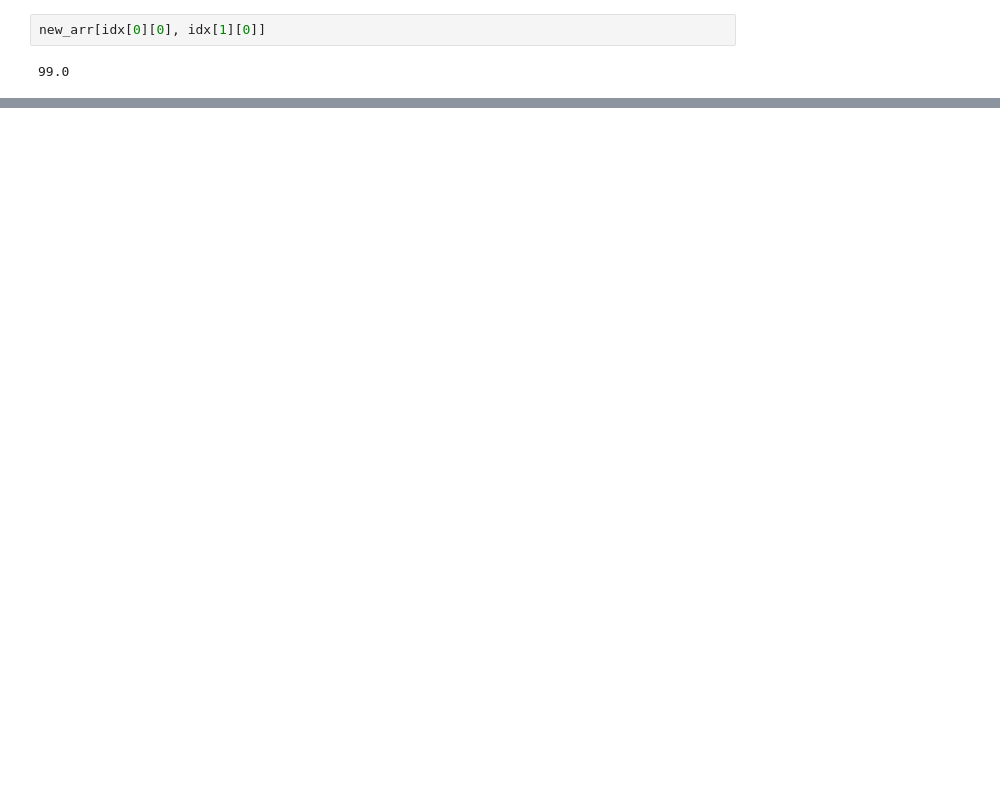
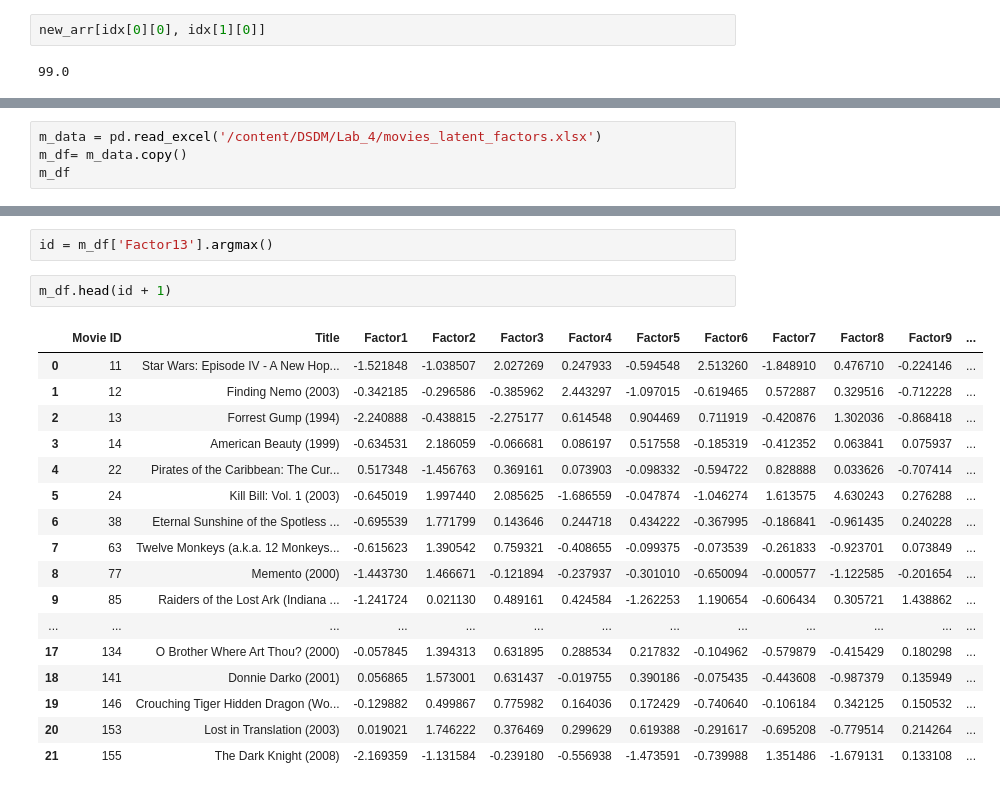
Before and after one commit to zp20945/DSDM, a Jupyter notebook: Lab_4/my_recommender.ipynb, the cells around one changed output, grey strips where cells are left out. Saved outputs shown, nothing was run; the diff lists cells and outputs as text; blank space fills up the shorter version.

```diff
--- a/Lab_4/my_recommender.ipynb
+++ b/Lab_4/my_recommender.ipynb
@@ -51,0 +259,4 @@ new_arr[idx[0][0], idx[1][0]]
+# %%
+m_data = pd.read_excel('/content/DSDM/Lab_4/movies_latent_factors.xlsx')
+m_df= m_data.copy()
+m_df
@@ -51,0 +277,22 @@ new_arr[idx[0][0], idx[1][0]]
+# %%
+id = m_df['Factor13'].argmax()
+# %%
+m_df.head(id + 1)
+# %% [output]
+|  | Movie ID | Title | Factor1 | Factor2 | Factor3 | Factor4 | Factor5 | Factor6 | Factor7 | Factor8 | Factor9 | ... |
+| 0 | 11 | Star Wars: Episode IV - A New Hop... | -1.521848 | -1.038507 | 2.027269 | 0.247933 | -0.594548 | 2.513260 | -1.848910 | 0.476710 | -0.224146 | ... |
+| 1 | 12 | Finding Nemo (2003) | -0.342185 | -0.296586 | -0.385962 | 2.443297 | -1.097015 | -0.619465 | 0.572887 | 0.329516 | -0.712228 | ... |
+| 2 | 13 | Forrest Gump (1994) | -2.240888 | -0.438815 | -2.275177 | 0.614548 | 0.904469 | 0.711919 | -0.420876 | 1.302036 | -0.868418 | ... |
+| 3 | 14 | American Beauty (1999) | -0.634531 | 2.186059 | -0.066681 | 0.086197 | 0.517558 | -0.185319 | -0.412352 | 0.063841 | 0.075937 | ... |
+| 4 | 22 | Pirates of the Caribbean: The Cur... | 0.517348 | -1.456763 | 0.369161 | 0.073903 | -0.098332 | -0.594722 | 0.828888 | 0.033626 | -0.707414 | ... |
+| 5 | 24 | Kill Bill: Vol. 1 (2003) | -0.645019 | 1.997440 | 2.085625 | -1.686559 | -0.047874 | -1.046274 | 1.613575 | 4.630243 | 0.276288 | ... |
+| 6 | 38 | Eternal Sunshine of the Spotless ... | -0.695539 | 1.771799 | 0.143646 | 0.244718 | 0.434222 | -0.367995 | -0.186841 | -0.961435 | 0.240228 | ... |
+| 7 | 63 | Twelve Monkeys (a.k.a. 12 Monkeys... | -0.615623 | 1.390542 | 0.759321 | -0.408655 | -0.099375 | -0.073539 | -0.261833 | -0.923701 | 0.073849 | ... |
+| 8 | 77 | Memento (2000) | -1.443730 | 1.466671 | -0.121894 | -0.237937 | -0.301010 | -0.650094 | -0.000577 | -1.122585 | -0.201654 | ... |
+| 9 | 85 | Raiders of the Lost Ark (Indiana ... | -1.241724 | 0.021130 | 0.489161 | 0.424584 | -1.262253 | 1.190654 | -0.606434 | 0.305721 | 1.438862 | ... |
+| ... | ... | ... | ... | ... | ... | ... | ... | ... | ... | ... | ... | ... |
+| 17 | 134 | O Brother Where Art Thou? (2000) | -0.057845 | 1.394313 | 0.631895 | 0.288534 | 0.217832 | -0.104962 | -0.579879 | -0.415429 | 0.180298 | ... |
+| 18 | 141 | Donnie Darko (2001) | 0.056865 | 1.573001 | 0.631437 | -0.019755 | 0.390186 | -0.075435 | -0.443608 | -0.987379 | 0.135949 | ... |
+| 19 | 146 | Crouching Tiger Hidden Dragon (Wo... | -0.129882 | 0.499867 | 0.775982 | 0.164036 | 0.172429 | -0.740640 | -0.106184 | 0.342125 | 0.150532 | ... |
+| 20 | 153 | Lost in Translation (2003) | 0.019021 | 1.746222 | 0.376469 | 0.299629 | 0.619388 | -0.291617 | -0.695208 | -0.779514 | 0.214264 | ... |
+| 21 | 155 | The Dark Knight (2008) | -2.169359 | -1.131584 | -0.239180 | -0.556938 | -1.473591 | -0.739988 | 1.351486 | -1.679131 | 0.133108 | ... |
```
Also changed, not shown: parts of 26 cells of this notebook.
